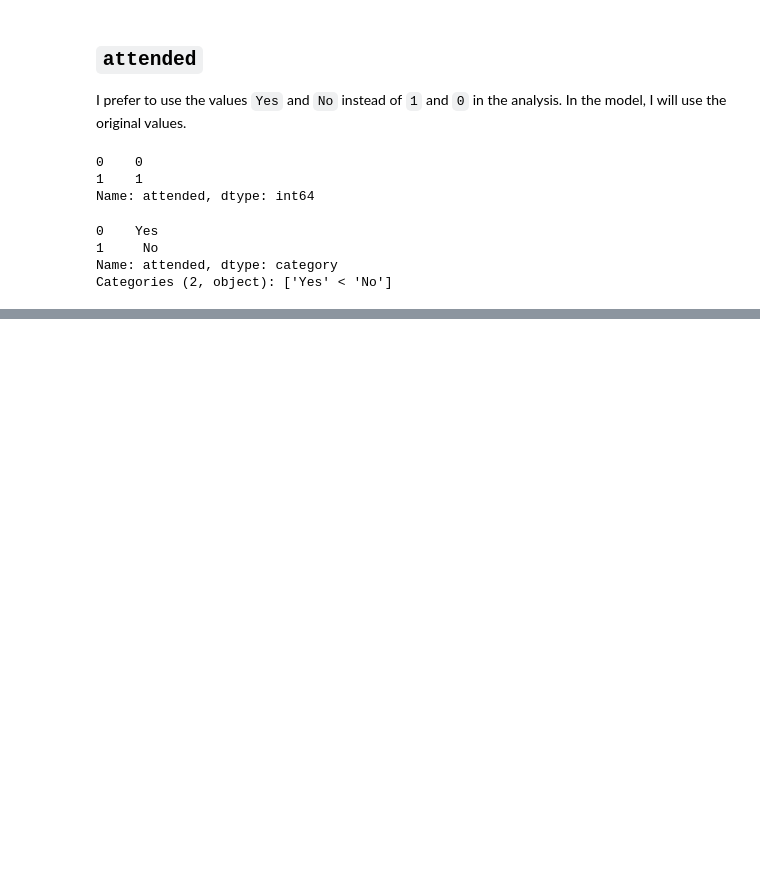
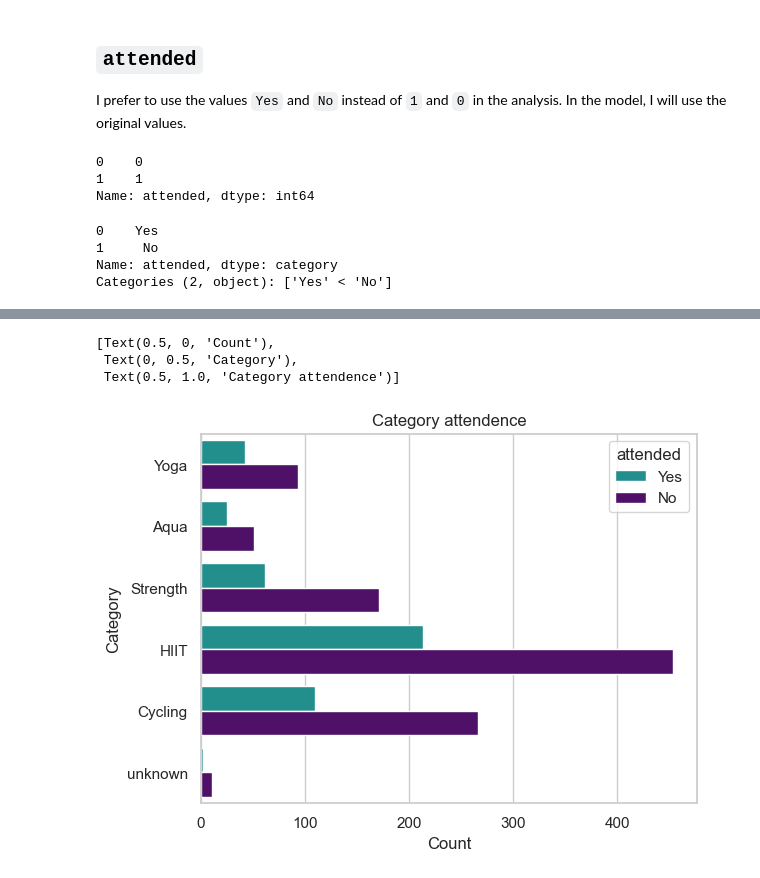
Before and after one commit to alejandro77palacios/fitness, a Jupyter notebook: analysis.ipynb, the cells around one changed output, grey strips where cells are left out. Cells and saved outputs as stored; diff of their text form; code cells hidden in the pictures; blank space fills up the shorter version.

```diff
--- a/analysis.ipynb
+++ b/analysis.ipynb
@@ -325,0 +337,8 @@ Categories (2, object): ['Yes' < 'No']
+# %%
+plot_category_attended = sns.countplot(data=fitness, y='category', hue='attended')
+plot_category_attended.set(xlabel='Count', ylabel=plot_name['category'], title='Category attendence')
+# %% [output]
+[Text(0.5, 0, 'Count'),
+ Text(0, 0.5, 'Category'),
+ Text(0.5, 1.0, 'Category attendence')]
+[figure, added]
```
Also changed, not shown: parts of 13 cells of this notebook.
